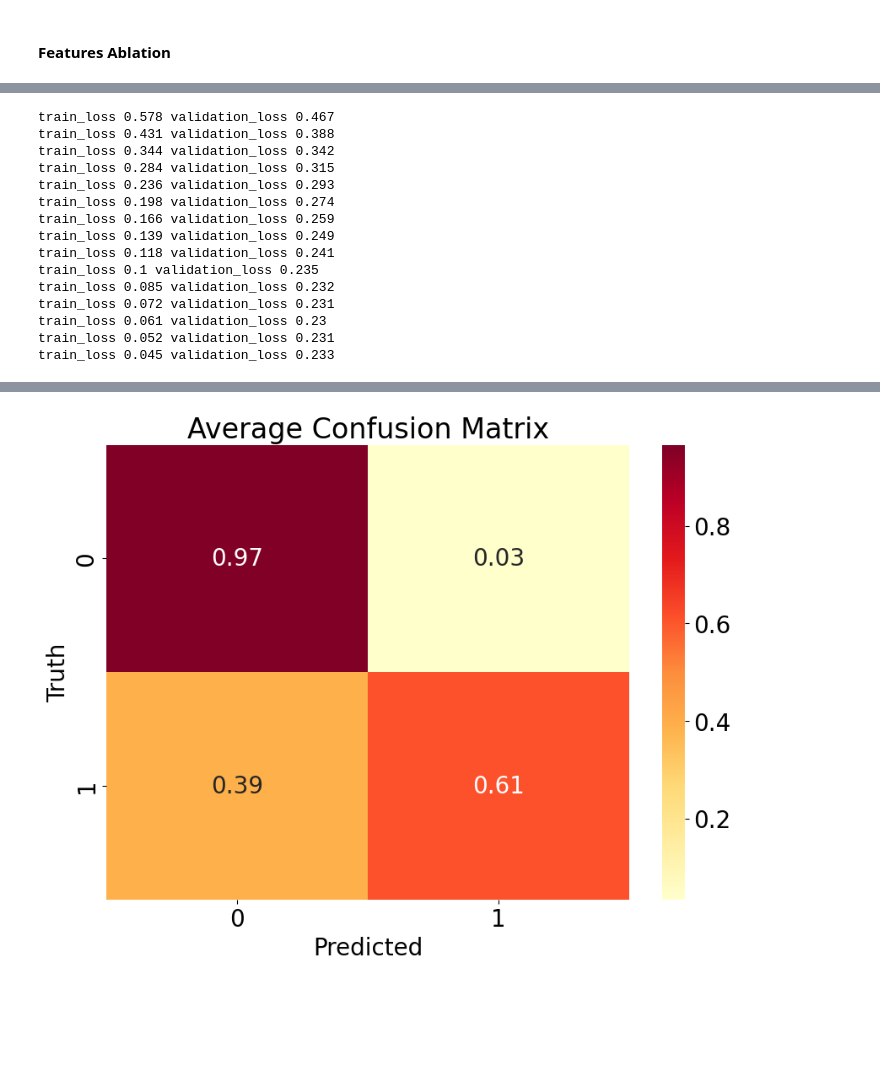
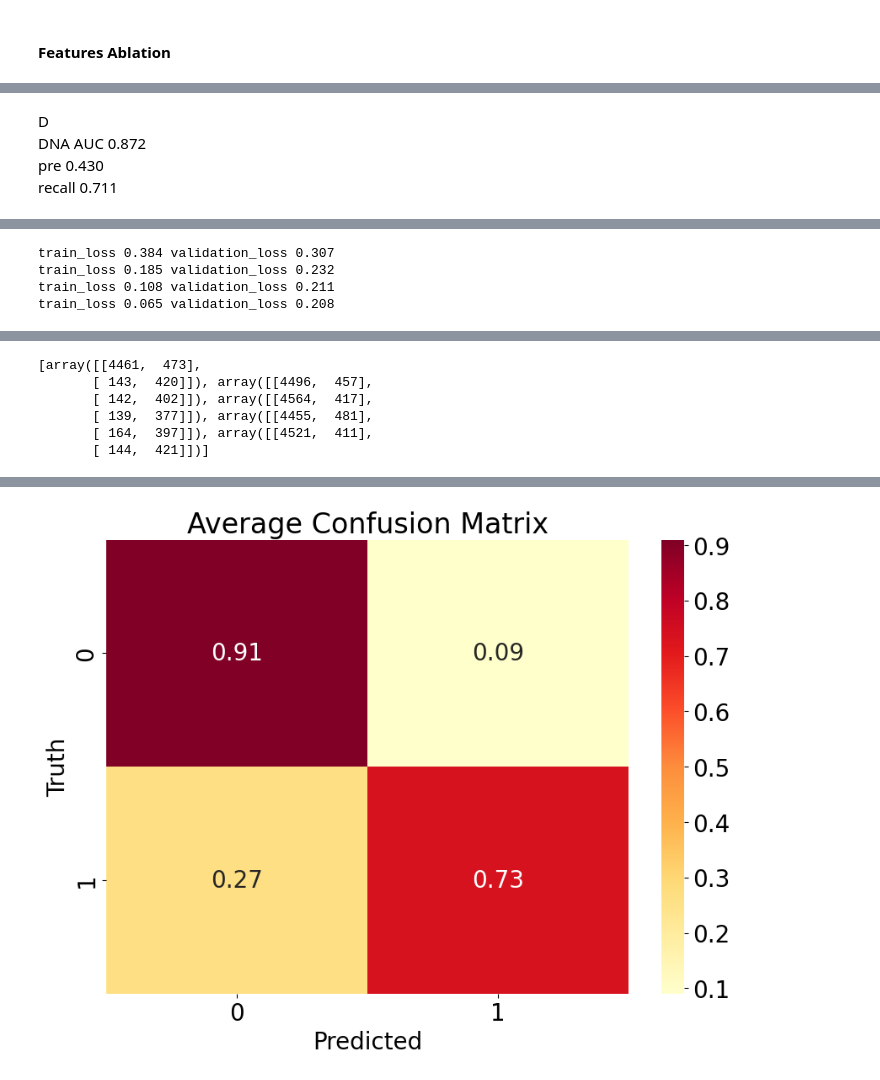
Before and after one commit to Peneapple/SRDP, a Jupyter notebook: Code/Performance_AblationTest.ipynb, the cells around one changed output, grey strips where cells are left out. Saved outputs shown, nothing was run; the diff lists cells and outputs as text; code cells hidden in the pictures; blank space fills up the shorter version.

```diff
--- a/Code/Performance_AblationTest.ipynb
+++ b/Code/Performance_AblationTest.ipynb
@@ -51,14 +84,14 @@ import random
 
 Non_SR = {}
 random.seed(127)
-for i in range(30001):
-    a = random.randint(0, 19852)
-    b = random.randint(0, 19852)
+for i in range(27490-2749):
+    a = random.randint(0, 19488)
+    b = random.randint(0, 19488)
     while a == b:
-        b = random.randint(0, 19852)
-    if (cds_gene_list[a], cds_gene_list[b]) not in SR:
+        b = random.randint(0, 19488)
+    if (common_list[a], common_list[b]) not in SR:
 
-        Non_SR[cds_gene_list[a], cds_gene_list[b]] = 0
+        Non_SR[common_list[a], common_list[b]] = 0
 
 print(len(Non_SR))
 # %% [output]
@@ -629,7 +471,7 @@ train_loss 0.02 validation_loss 0.563
 # %% [markdown]
 #### Features Ablation
 # %%
-# D 0.862
+# D
 X = []
 y = []
 from tqdm import tqdm
@@ -691,8 +533,12 @@ for i in range(5):
     X_test, y_test = zip(*test_data)
     X_train, y_train = zip(*train_data)
 
+    scaler = StandardScaler()
+    X_train = scaler.fit_transform(X_train)
+    X_test = scaler.transform(X_test)
+
     # Run the MLP model
-    num_train_epochs = 15
+    num_train_epochs = 4
     model, train_losses, validation_losses = run_MLP(
         X_train, X_test, y_train, y_test, batch_size=100,
         learning_rate=1e-4, weight_decay=1e-3, num_train_epochs=num_train_epochs)
@@ -710,15 +556,21 @@ for i in range(5):
     # Predict probabilities for the test data
     probs = model.predict_proba(X_test)
 
+    # Change the threshold
+    threshold = 0.2
+    y_pred = np.where(probs[:,1] > threshold, 1, 0)
+
     # Calculate the ROC curve and AUC
     fpr, tpr, thresholds = roc_curve(y_test, probs[:, 1])
     roc_auc = auc(fpr, tpr)
     roc_data.append((fpr, tpr, roc_auc))
 
     # Calculate confusion matrix
-    y_pred = model.predict(X_test)
+    #y_pred = model.predict(X_test)
     cm = confusion_matrix(y_test, y_pred)
     cms.append(cm)
+
+print(cms)
 
 # Plot all AUCs
 plt.figure(figsize=(7, 5))
@@ -833,5 +636,10 @@ train_loss 0.169 validation_loss 0.223
+# %% [markdown]
+D \
+DNA AUC 0.872 \
+pre 0.430 \
+recall 0.711
 # %%
-# P 0.892
+# P 0.890
 X = []
 y = []
 from tqdm import tqdm
@@ -893,8 +701,12 @@ for i in range(5):
     X_test, y_test = zip(*test_data)
     X_train, y_train = zip(*train_data)
 
+    scaler = StandardScaler()
+    X_train = scaler.fit_transform(X_train)
+    X_test = scaler.transform(X_test)
+
     # Run the MLP model
-    num_train_epochs = 15
+    num_train_epochs = 4
     model, train_losses, validation_losses = run_MLP(
         X_train, X_test, y_train, y_test, batch_size=100,
         learning_rate=1e-4, weight_decay=1e-3, num_train_epochs=num_train_epochs)
@@ -912,15 +724,21 @@ for i in range(5):
     # Predict probabilities for the test data
     probs = model.predict_proba(X_test)
 
+    # Change the threshold
+    threshold = 0.2
+    y_pred = np.where(probs[:,1] > threshold, 1, 0)
+
     # Calculate the ROC curve and AUC
     fpr, tpr, thresholds = roc_curve(y_test, probs[:, 1])
     roc_auc = auc(fpr, tpr)
     roc_data.append((fpr, tpr, roc_auc))
 
     # Calculate confusion matrix
-    y_pred = model.predict(X_test)
+    #y_pred = model.predict(X_test)
     cm = confusion_matrix(y_test, y_pred)
     cms.append(cm)
+
+print(cms)
 
 # Plot all AUCs
 plt.figure(figsize=(7, 5))
@@ -1017,15 +791,4 @@ train_loss 0.047 validation_loss 0.194
-train_loss 0.578 validation_loss 0.467
-train_loss 0.431 validation_loss 0.388
-train_loss 0.344 validation_loss 0.342
-train_loss 0.284 validation_loss 0.315
-train_loss 0.236 validation_loss 0.293
-train_loss 0.198 validation_loss 0.274
-train_loss 0.166 validation_loss 0.259
-train_loss 0.139 validation_loss 0.249
-train_loss 0.118 validation_loss 0.241
-train_loss 0.1 validation_loss 0.235
-train_loss 0.085 validation_loss 0.232
-train_loss 0.072 validation_loss 0.231
-train_loss 0.061 validation_loss 0.23
-train_loss 0.052 validation_loss 0.231
-train_loss 0.045 validation_loss 0.233
+train_loss 0.384 validation_loss 0.307
+train_loss 0.185 validation_loss 0.232
+train_loss 0.108 validation_loss 0.211
+train_loss 0.065 validation_loss 0.208
@@ -1032,0 +796,6 @@ train_loss 0.045 validation_loss 0.233
+[array([[4461,  473],
+       [ 143,  420]]), array([[4496,  457],
+       [ 142,  402]]), array([[4564,  417],
+       [ 139,  377]]), array([[4455,  481],
+       [ 164,  397]]), array([[4521,  411],
+       [ 144,  421]])]
@@ -1034 +803 @@ train_loss 0.045 validation_loss 0.233
-[figure, old version]
+[figure, new version]
```
Also changed, not shown: parts of 35 cells of this notebook, 3 other files.
